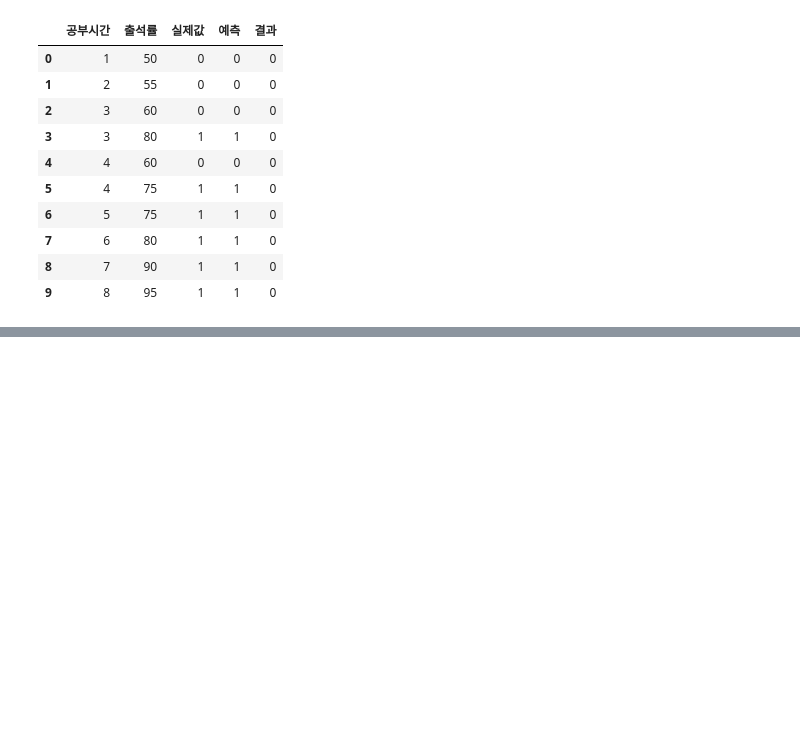
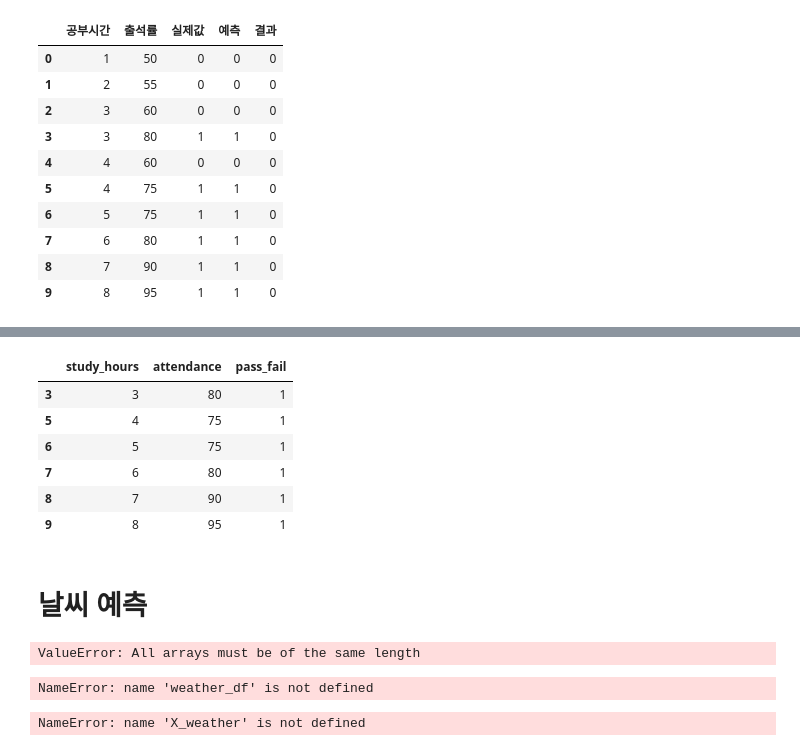
Before and after one commit to LEEJAEHO98/daelim-2-3-ai-programming, a Jupyter notebook: 5주차.ipynb, the cells around one changed output, grey strips where cells are left out. Drawn from its saved outputs; the diff is of its cells as text; code cells hidden in the pictures; blank space fills up the shorter version.

```diff
--- a/5주차.ipynb
+++ b/5주차.ipynb
@@ -63,0 +245,18 @@ result
+# %%
+1 # 조건으로 데이터 골라내기
+high_attendance = df[df["attendance"] >= 70]
+# high_attendance
+
+# 합격한 학생만 출력
+pass_student = df[df["pass_fail"] == 1]
+pass_student
+# %% [output]
+|  | study_hours | attendance | pass_fail |
+| 3 | 3 | 80 | 1 |
+| 5 | 4 | 75 | 1 |
+| 6 | 5 | 75 | 1 |
+| 7 | 6 | 80 | 1 |
+| 8 | 7 | 90 | 1 |
+| 9 | 8 | 95 | 1 |
+# %% [markdown]
+# 날씨 예측
@@ -63,0 +266,29 @@ result
+# %%
+#데이터 준비
+
+weather_data = {
+    "clouds" : [10, 20, 30 , 40, 50 , 60, 70, 80, 90, 95, 40],
+    "humidity": [30, 35, 40, 55, 65, 70, 80, 85, 90, 45],
+    "umbrella": [0, 0, 0, 0, 1, 1, 1, 1, 1, 0]
+}
+
+weather_df = pd.DataFrame(weather_data)
+weather_df
+# %% [output]
+ValueError: All arrays must be of the same length
+# %%
+# 입력값과 정답 분리
+
+X_weather = weather_df[["clouds","humidity"]]
+y_weather = weather_df["umbrella"]
+
+print("입력값과 정답 분리 완료!")
+# %% [output]
+NameError: name 'weather_df' is not defined
+# %%
+# 모델 만들기 + 학습
+weather_model = DecisionTreeClassifier(random_state=42)
+weather_model.fit(X_weather, y_weather)
+print("모델 학습 완료")
+# %% [output]
+NameError: name 'X_weather' is not defined
```
Also changed, not shown: parts of 20 cells of this notebook.
